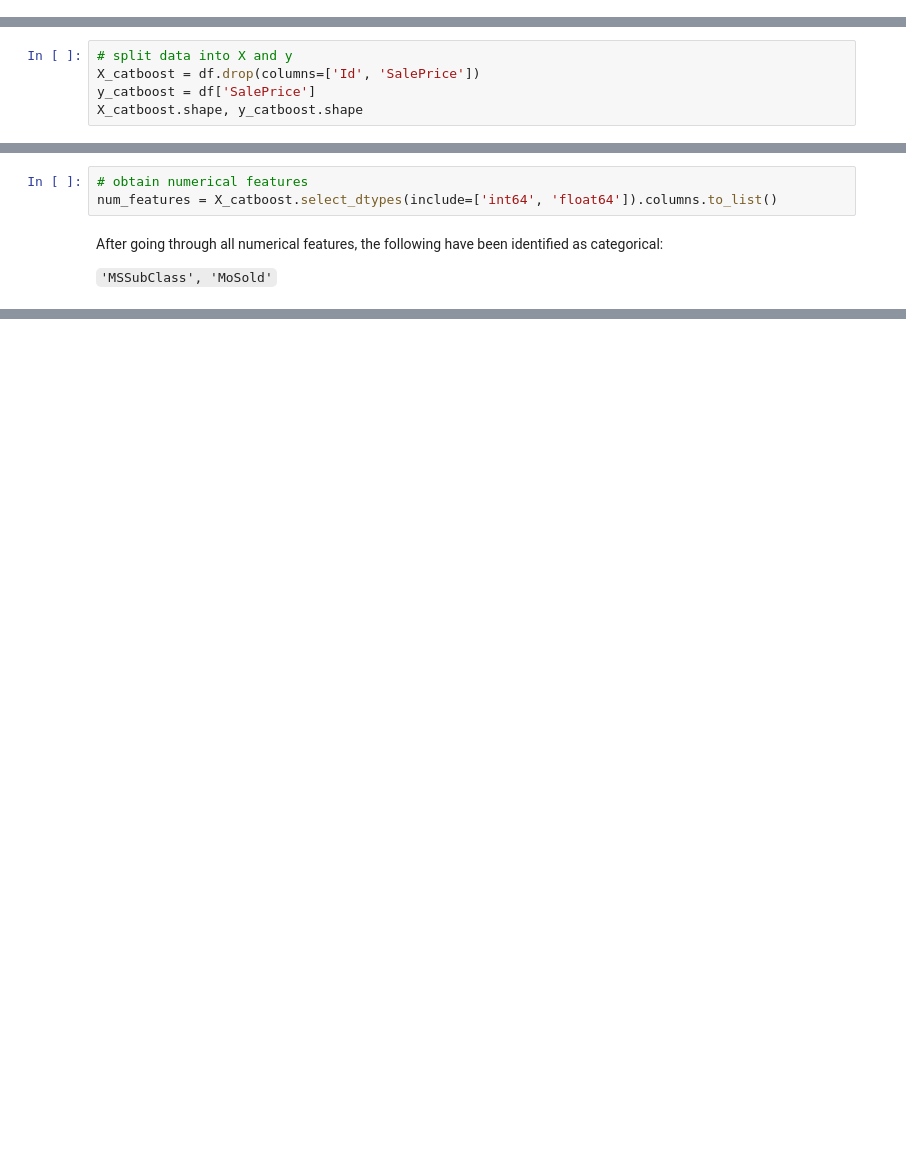
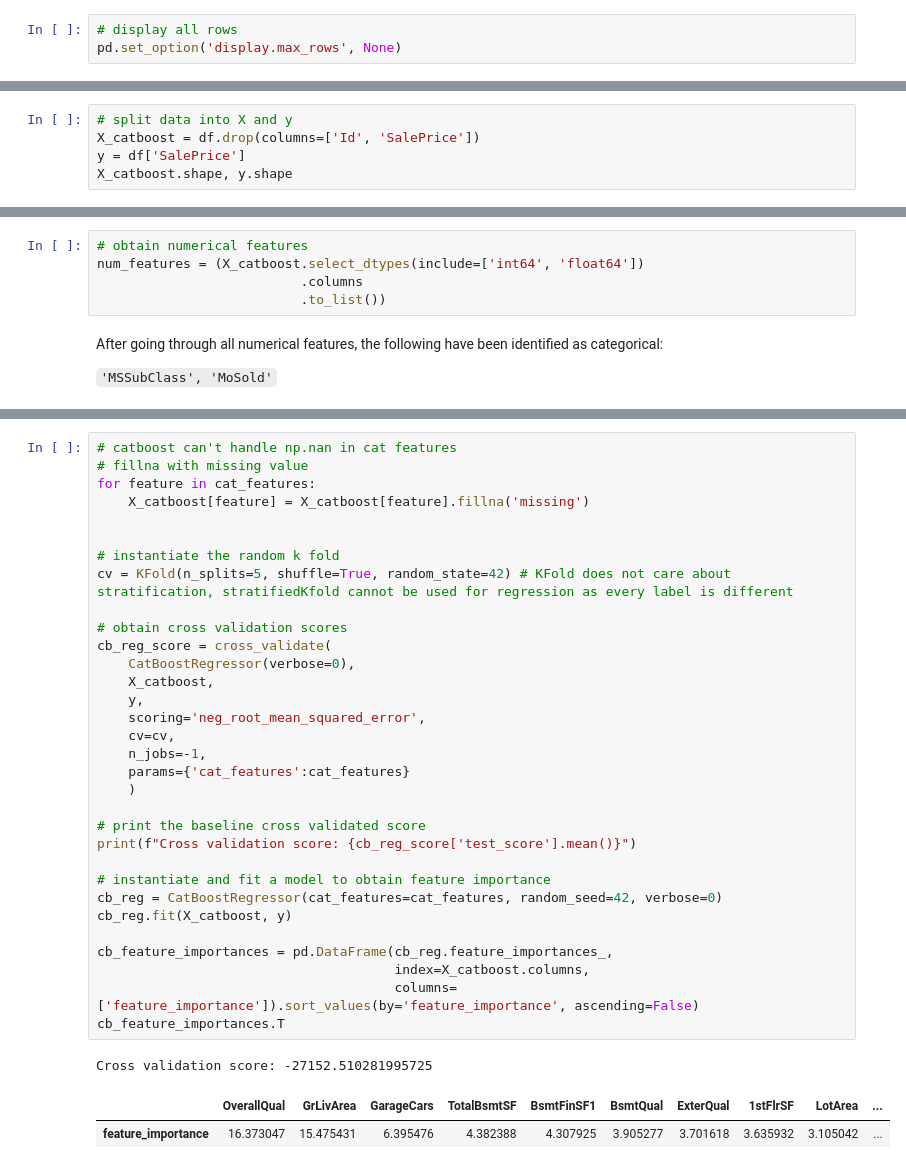
Before and after one commit to lopez-davcio/learning-journal, a Jupyter notebook: ames-housing-regression/ames-housing-analysis.ipynb, the cells around one changed output, grey strips where cells are left out. Cells and saved outputs as stored; diff of their text form; blank space fills up the shorter version.

Commit message:
Set baseline CatBoost performance and obtain feature importance

```diff
--- a/ames-housing-regression/ames-housing-analysis.ipynb
+++ b/ames-housing-regression/ames-housing-analysis.ipynb
@@ -7,4 +9,7 @@ import seaborn as sns
 from catboost import CatBoostRegressor
+# %%
+# display all rows
+pd.set_option('display.max_rows', None)
 # %% [markdown]
 ##### Download data
 # %%
@@ -32,8 +37,8 @@ Note: While CatBoost handles categories, I must explicitly pass a list of catego
 # %%
 # split data into X and y
 X_catboost = df.drop(columns=['Id', 'SalePrice'])
-y_catboost = df['SalePrice']
-X_catboost.shape, y_catboost.shape
+y = df['SalePrice']
+X_catboost.shape, y.shape
 # %% [output]
 ((1460, 79), (1460,))
 # %%
@@ -58,7 +63,9 @@ dtypes: float64(3), int64(33), str(43)
 memory usage: 901.2 KB
 # %%
 # obtain numerical features
-num_features = X_catboost.select_dtypes(include=['int64', 'float64']).columns.to_list()
+num_features = (X_catboost.select_dtypes(include=['int64', 'float64'])
+                          .columns
+                          .to_list())
 # %% [markdown]
 After going through all numerical features, the following have been identified as categorical:
 
@@ -81,3 +89,39 @@ cat_features = X_catboost.select_dtypes(include=['str']).columns.to_list()
 len(cat_features), len(num_features)
 # %% [output]
 (43, 36)
+# %%
+# catboost can't handle np.nan in cat features
+# fillna with missing value
+for feature in cat_features:
+    X_catboost[feature] = X_catboost[feature].fillna('missing')
+
+
+# instantiate the random k fold
+cv = KFold(n_splits=5, shuffle=True, random_state=42) # KFold does not care about stratification, stratifiedKfold cannot be used for regression as every label is different
+
+# obtain cross validation scores
+cb_reg_score = cross_validate(
+    CatBoostRegressor(verbose=0),
+    X_catboost,
+    y,
+    scoring='neg_root_mean_squared_error',
+    cv=cv,
+    n_jobs=-1,
+    params={'cat_features':cat_features}
+    )
+
+# print the baseline cross validated score
+print(f"Cross validation score: {cb_reg_score['test_score'].mean()}")
+
+# instantiate and fit a model to obtain feature importance
+cb_reg = CatBoostRegressor(cat_features=cat_features, random_seed=42, verbose=0)
+cb_reg.fit(X_catboost, y)
+
+cb_feature_importances = pd.DataFrame(cb_reg.feature_importances_,
+                                      index=X_catboost.columns,
+                                      columns=['feature_importance']).sort_values(by='feature_importance', ascending=False)
+cb_feature_importances.T
+# %% [output]
+Cross validation score: -27152.510281995725
+|  | OverallQual | GrLivArea | GarageCars | TotalBsmtSF | BsmtFinSF1 | BsmtQual | ExterQual | 1stFlrSF | LotArea | ... |
+| feature_importance | 16.373047 | 15.475431 | 6.395476 | 4.382388 | 4.307925 | 3.905277 | 3.701618 | 3.635932 | 3.105042 | ... |
```
Also changed, not shown: parts of 2 cells of this notebook.
